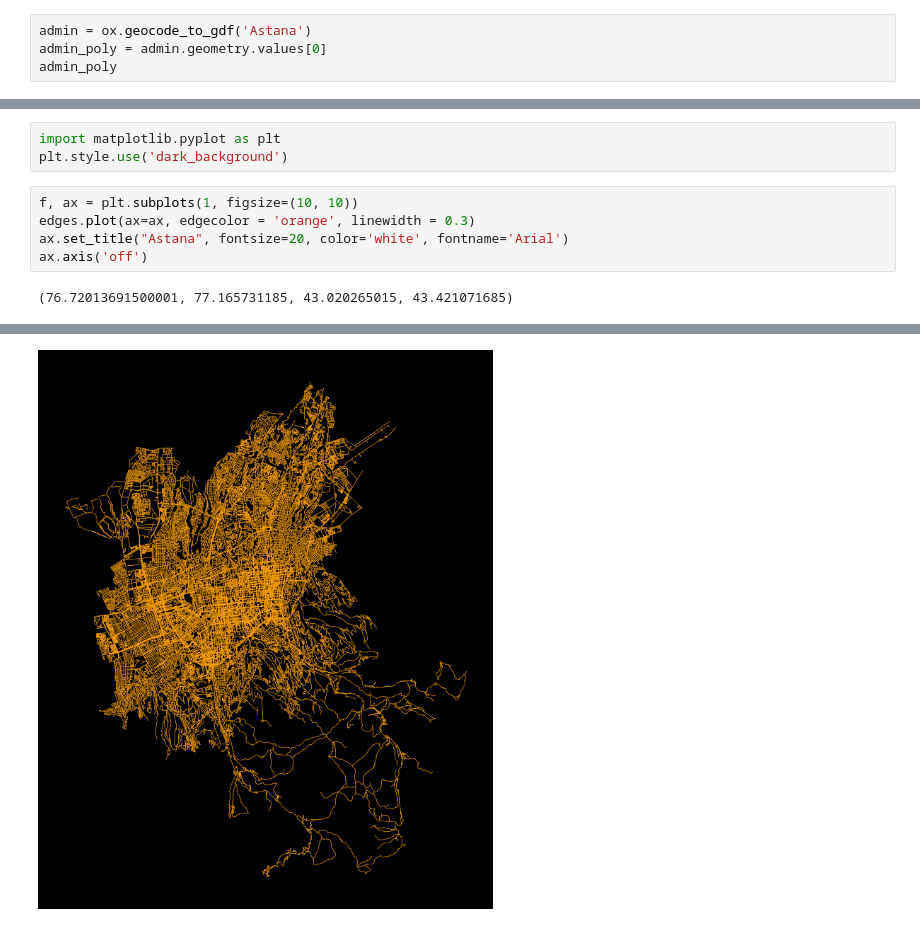
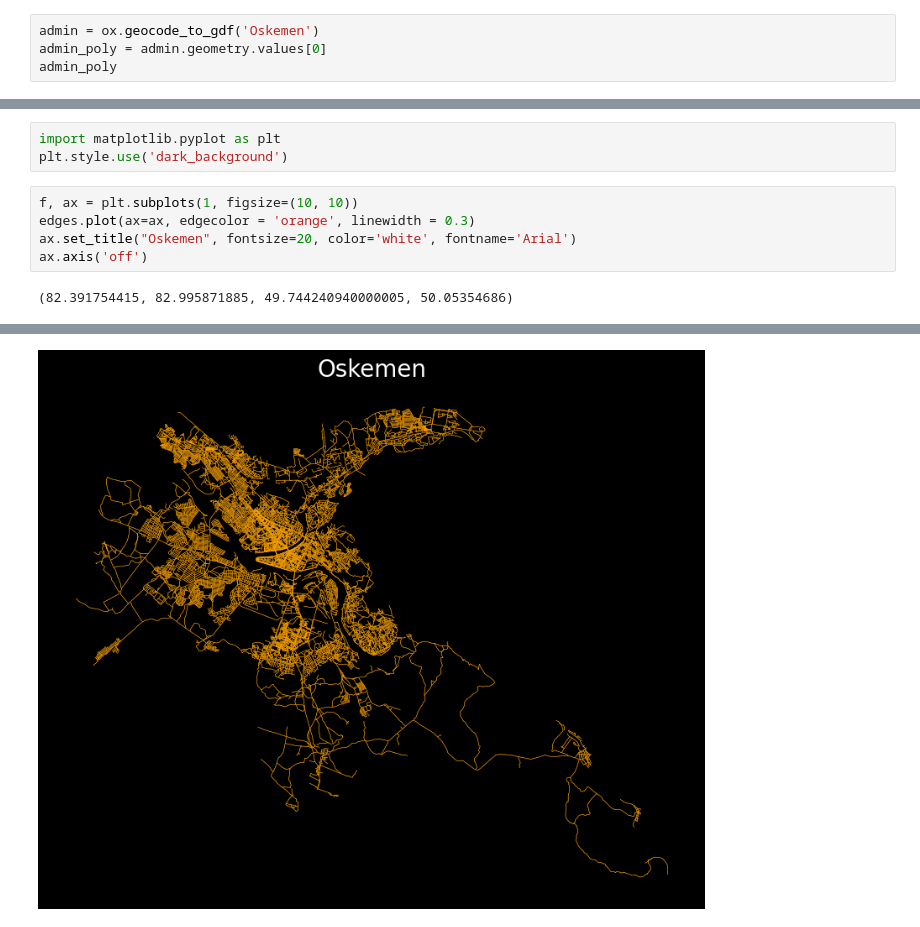
Before and after one commit to Nurasssyl/Almaty-city-streets, a Jupyter notebook: Almaty_streets.ipynb, the cells around one changed output, grey strips where cells are left out. Saved outputs shown, nothing was run; the diff lists cells and outputs as text.

```diff
--- a/Almaty_streets.ipynb
+++ b/Almaty_streets.ipynb
@@ -23,7 +23,7 @@ Successfully installed osmnx-1.9.3
 # %%
 import osmnx as ox
 # %%
-admin = ox.geocode_to_gdf('Astana')
+admin = ox.geocode_to_gdf('Oskemen')
 admin_poly = admin.geometry.values[0]
 admin_poly
 # %% [output]
@@ -43,7 +43,7 @@ plt.style.use('dark_background')
 # %%
 f, ax = plt.subplots(1, figsize=(10, 10))
 edges.plot(ax=ax, edgecolor = 'orange', linewidth = 0.3)
-ax.set_title("Astana", fontsize=20, color='white', fontname='Arial')
+ax.set_title("Oskemen", fontsize=20, color='white', fontname='Arial')
 ax.axis('off')
 # %% [output]
-(76.72013691500001, 77.165731185, 43.020265015, 43.421071685)
+(82.391754415, 82.995871885, 49.744240940000005, 50.05354686)
@@ -50,3 +56,3 @@ ax.axis('off')
-[figure, old version]
+[figure, new version]
 # %%
 # Сохранение визуализации
```
Also changed, not shown: parts of 4 cells of this notebook.
